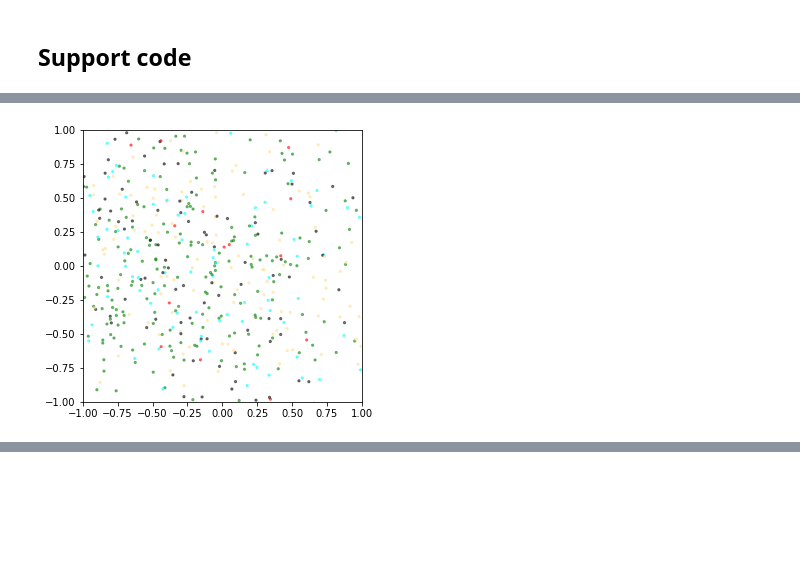
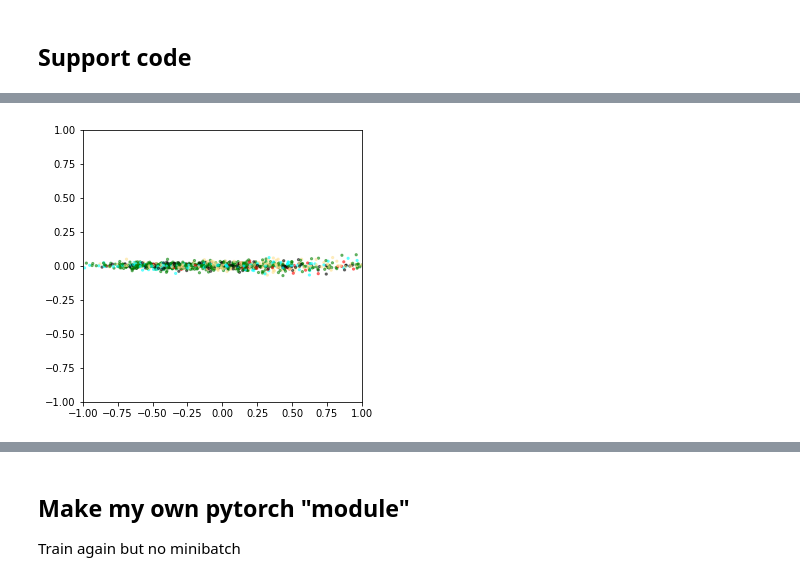
Before and after one commit to parrt/playdl, a Jupyter notebook: notebooks/collaborative-filtering-pytorch-optimizers.ipynb, the cells around one changed output, grey strips where cells are left out. Cells and saved outputs as stored; diff of their text form; code cells hidden in the pictures; blank space fills up the shorter version.

```diff
--- a/notebooks/collaborative-filtering-pytorch-optimizers.ipynb
+++ b/notebooks/collaborative-filtering-pytorch-optimizers.ipynb
@@ -135,5 +153,5 @@ Loading BokehJS ...
 # %%
-df = load(n=10_000)
+df = load(n=20_000)
 n = len(df)
 nmovies = len(df.groupby('movieId').count())
 nusers = len(df.groupby('userId').count())
@@ -250,9 +250,13 @@ Epoch  20 MSE 1.109, valid 1.052   MAE 0.839, 0.801
 # %%
-df_movies, vecs2D = plot_comedy_drama_embeddings(df, M.cpu().detach().numpy(), n=1000)#, xrange=(-3,3), yrange=(-3,3))
+df_movies, vecs2D = plot_comedy_drama_embeddings(df, model.M.cpu().detach().numpy(), n=1000)#, xrange=(-3,3), yrange=(-3,3))
 # %% [output]
-[figure, old version]
+[figure, new version]
 # %%
 plot_bokeh_comend_drama_embeddings(df_movies, vecs2D)
 # %% [output]
 [interactive output not drawn]
 [interactive output not drawn]
+# %% [markdown]
+## Make my own pytorch "module"
+
+Train again but no minibatch
```
Also changed, not shown: parts of 7 cells of this notebook.
